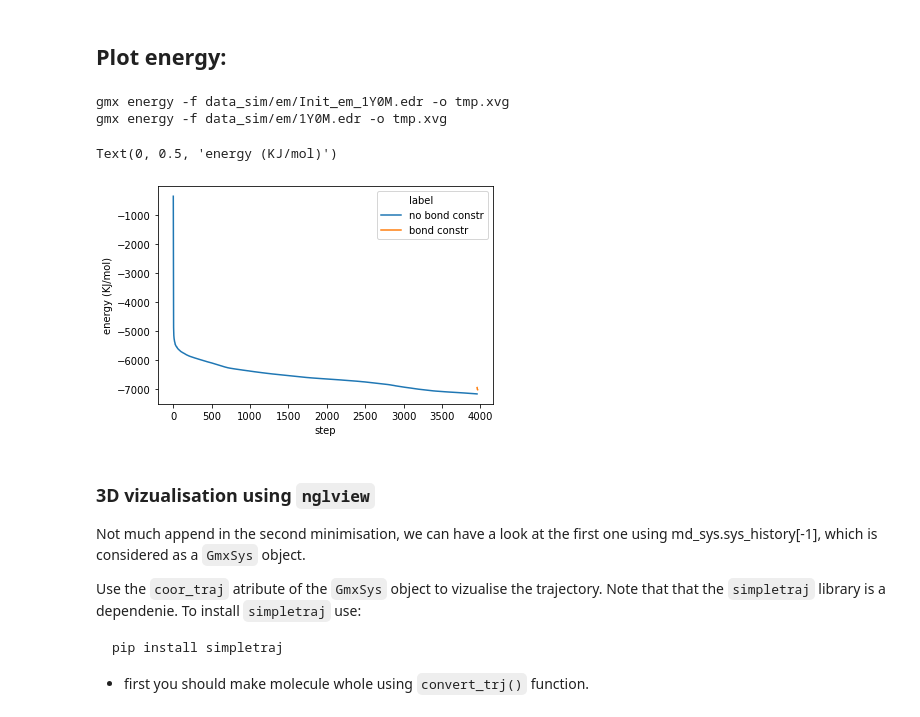
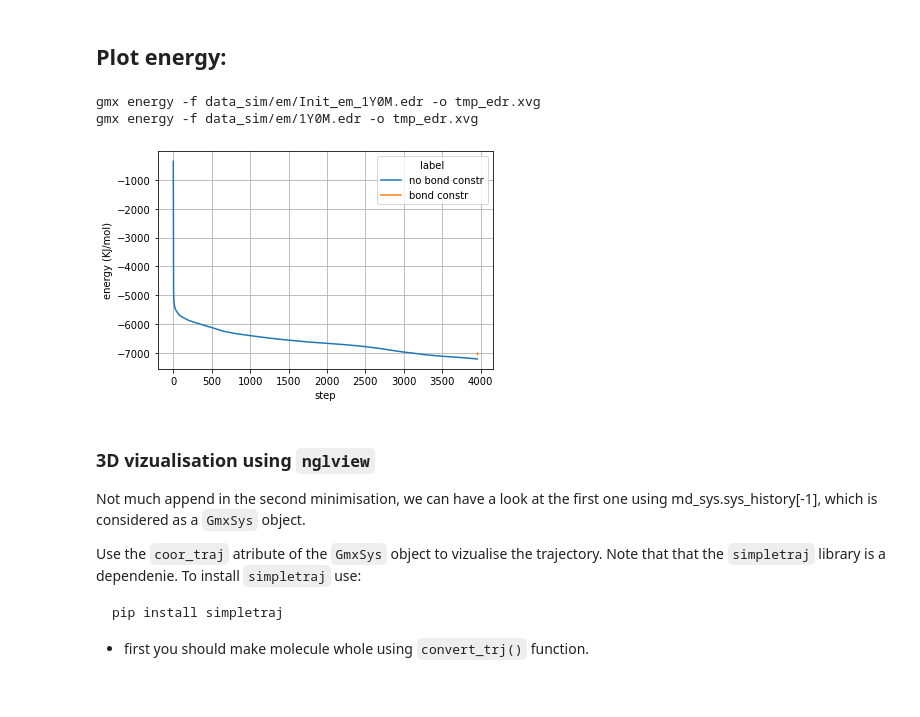
Before and after one commit to samuelmurail/gromacs_py, a Jupyter notebook: docs/notebook/00_basic_example.ipynb, the cells around one changed output. Cells and saved outputs as stored; diff of their text form; code cells hidden in the pictures.

```diff
--- a/docs/notebook/00_basic_example.ipynb
+++ b/docs/notebook/00_basic_example.ipynb
@@ -155,19 +144,19 @@ ener_pd_2['label'] = 'bond constr'
 
 ener_pd = pd.concat([ener_pd_1, ener_pd_2])
 
-ener_pd.time = np.arange(len(ener_pd))
-
-#ax = ener_pd.plot(x='time')
-ax = sns.lineplot(x="time", y="Potential",
-             hue="label",
-             data=ener_pd)
-ax.set_xlabel('step')
-ax.set_ylabel('energy (KJ/mol)')
+ener_pd['Time (ps)'] = np.arange(len(ener_pd))
 # %% [output]
-gmx energy -f data_sim/em/Init_em_1Y0M.edr -o tmp.xvg
-gmx energy -f data_sim/em/1Y0M.edr -o tmp.xvg
+gmx energy -f data_sim/em/Init_em_1Y0M.edr -o tmp_edr.xvg
+gmx energy -f data_sim/em/1Y0M.edr -o tmp_edr.xvg
-Text(0, 0.5, 'energy (KJ/mol)')
-[figure, removed]
+# %%
+ax = sns.lineplot(x="Time (ps)", y="Potential",
+                  hue="label",
+                  data=ener_pd)
+ax.set_xlabel('step')
+ax.set_ylabel('energy (KJ/mol)')
+plt.grid()
+# %% [output]
+[figure, added]
 # %% [markdown]
 ### 3D vizualisation using `nglview`
 
```
Also changed, not shown: parts of 21 cells of this notebook, 3 other files.
